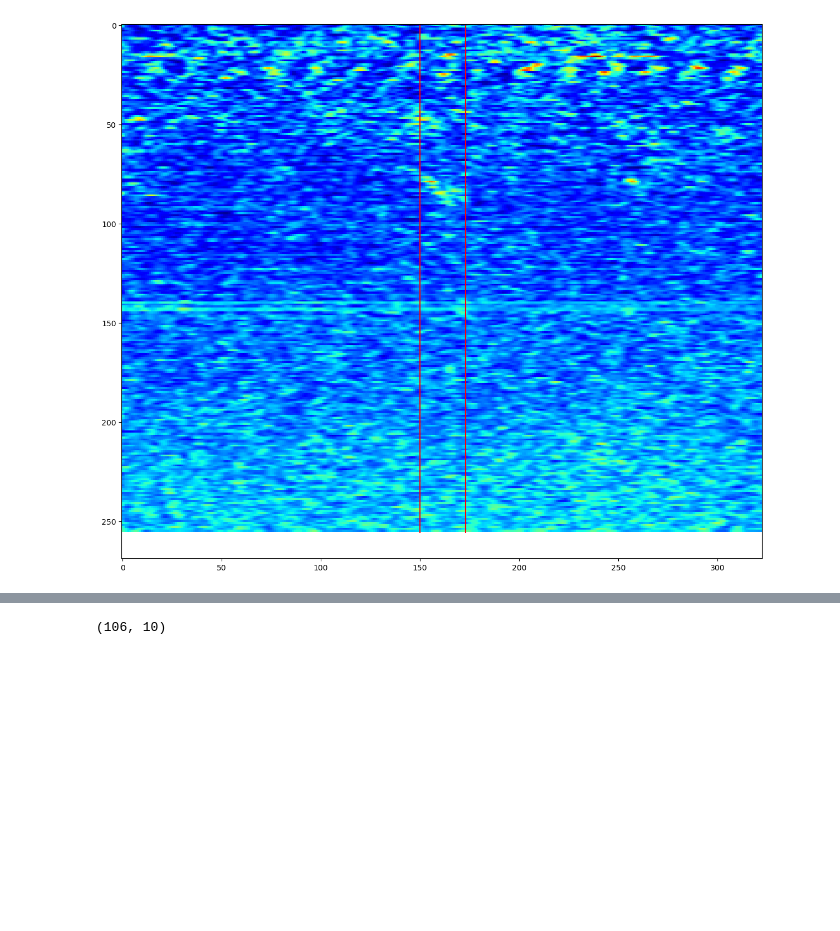
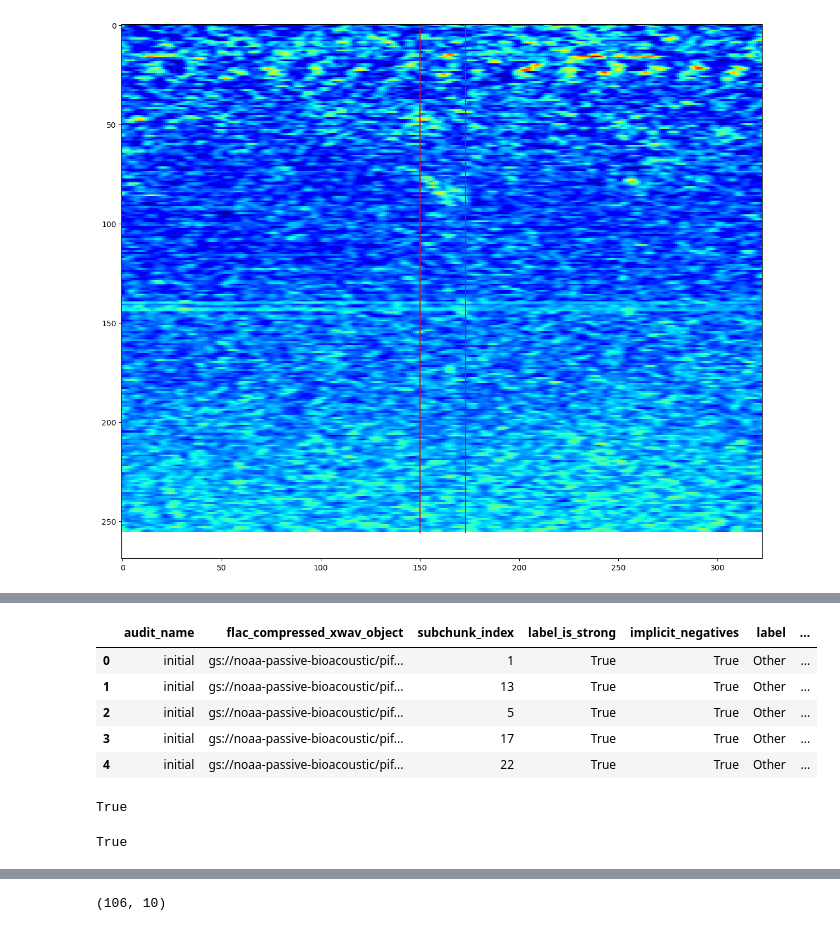
Before and after one commit to adrianmonaghan/SonoAcousticWhale, a Jupyter notebook: EDA/own_PCEN.ipynb, the cells around one changed output, grey strips where cells are left out. Saved outputs shown, nothing was run; the diff lists cells and outputs as text; code cells hidden in the pictures; blank space fills up the shorter version.

```diff
--- a/EDA/own_PCEN.ipynb
+++ b/EDA/own_PCEN.ipynb
@@ -144,0 +663,19 @@ plt.show()
+# %%
+annot.head()
+# %% [output]
+|  | audit_name | flac_compressed_xwav_object | subchunk_index | label_is_strong | implicit_negatives | label | ... |
+| 0 | initial | gs://noaa-passive-bioacoustic/pif... | 1 | True | True | Other | ... |
+| 1 | initial | gs://noaa-passive-bioacoustic/pif... | 13 | True | True | Other | ... |
+| 2 | initial | gs://noaa-passive-bioacoustic/pif... | 5 | True | True | Other | ... |
+| 3 | initial | gs://noaa-passive-bioacoustic/pif... | 17 | True | True | Other | ... |
+| 4 | initial | gs://noaa-passive-bioacoustic/pif... | 22 | True | True | Other | ... |
+# %%
+pic_old = PILImage.open("data/spectrograms/test/Other/Hawaii_K_06_090505_164500_119.png")
+pic_new = PILImage.open("data/test_spectrograms/test/Other/Hawaii_K_06_090505_164500_119_2379.png")
+np.all(np.array(pic_old) == np.array(pic_old))
+# %% [output]
+True
+# %%
+np.all(np.array(pic_old) == np.array(pic_old))
+# %% [output]
+True
```
Also changed, not shown: parts of 40 cells of this notebook, 1 other file.
